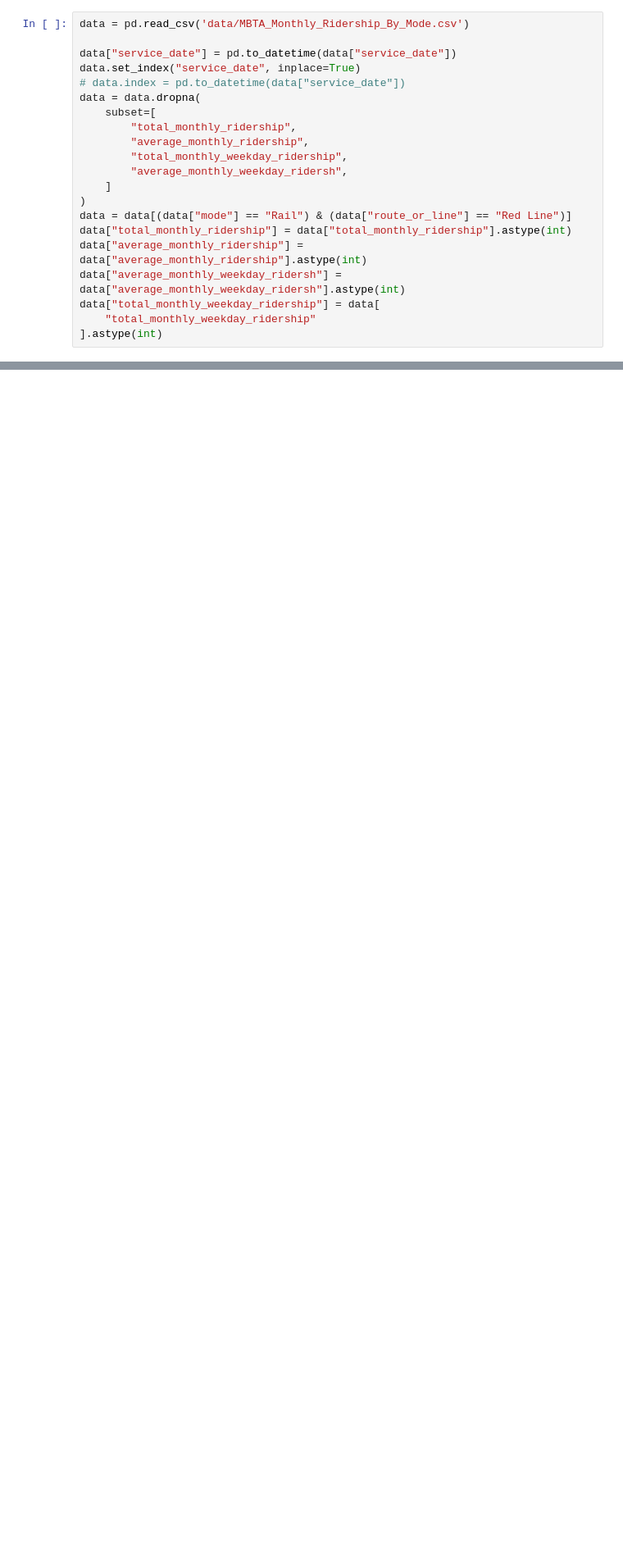
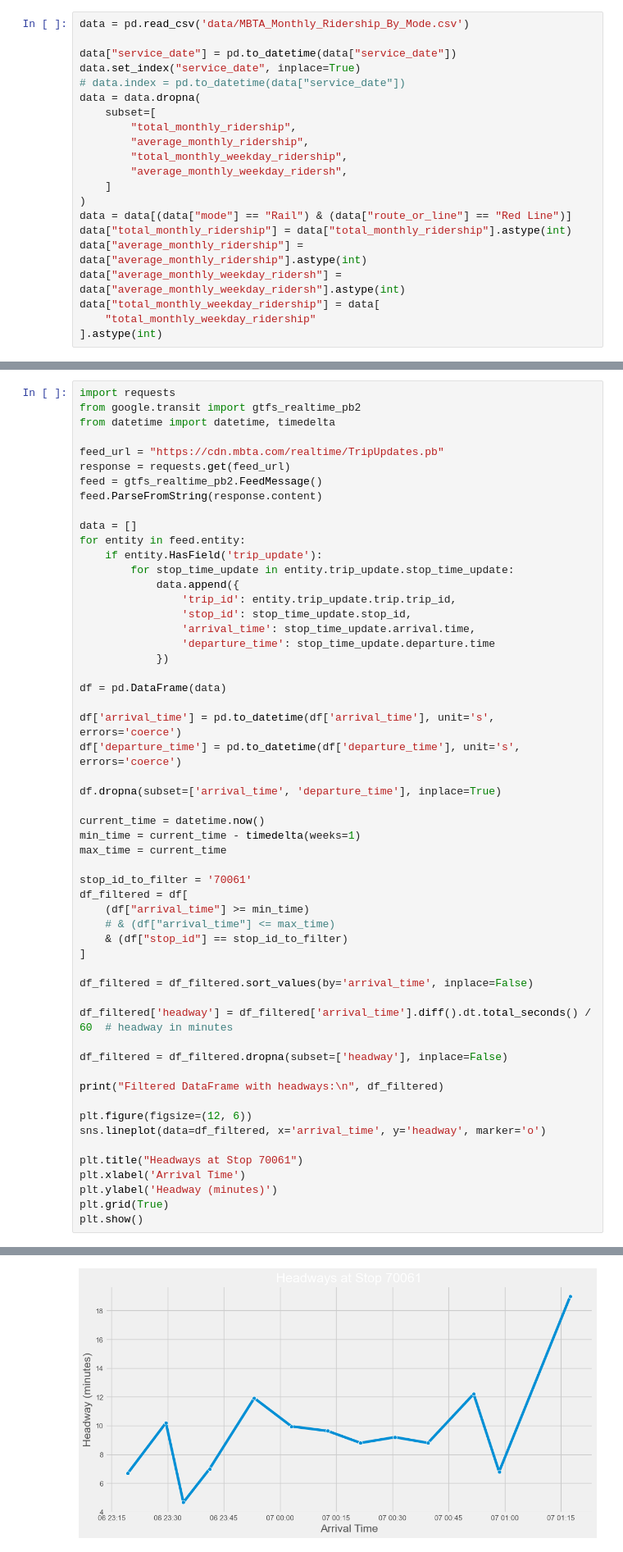
Before and after one commit to csvidit/mbta-data-analyses, a Jupyter notebook: project.ipynb, the cells around one changed output, grey strips where cells are left out. Shown: that part at 82% size. Drawn from its saved outputs; the diff is of its cells as text; blank space fills up the shorter version.

```diff
--- a/project.ipynb
+++ b/project.ipynb
@@ -42,0 +49,56 @@ plt.show()
+# %%
+import requests
+from google.transit import gtfs_realtime_pb2
+from datetime import datetime, timedelta
+
+feed_url = "https://cdn.mbta.com/realtime/TripUpdates.pb"
+response = requests.get(feed_url)
+feed = gtfs_realtime_pb2.FeedMessage()
+feed.ParseFromString(response.content)
+
+data = []
+for entity in feed.entity:
+    if entity.HasField('trip_update'):
+        for stop_time_update in entity.trip_update.stop_time_update:
+            data.append({
+                'trip_id': entity.trip_update.trip.trip_id,
+                'stop_id': stop_time_update.stop_id,
+                'arrival_time': stop_time_update.arrival.time,
+                'departure_time': stop_time_update.departure.time
+            })
+
+df = pd.DataFrame(data)
+
+df['arrival_time'] = pd.to_datetime(df['arrival_time'], unit='s', errors='coerce')
+df['departure_time'] = pd.to_datetime(df['departure_time'], unit='s', errors='coerce')
+
+df.dropna(subset=['arrival_time', 'departure_time'], inplace=True)
+
+current_time = datetime.now()
+min_time = current_time - timedelta(weeks=1)
+max_time = current_time
+
+stop_id_to_filter = '70061'
+df_filtered = df[
+    (df["arrival_time"] >= min_time)
+    # & (df["arrival_time"] <= max_time)
+    & (df["stop_id"] == stop_id_to_filter)
+]
+
+df_filtered = df_filtered.sort_values(by='arrival_time', inplace=False)
+
+df_filtered['headway'] = df_filtered['arrival_time'].diff().dt.total_seconds() / 60  # headway in minutes
+
+df_filtered = df_filtered.dropna(subset=['headway'], inplace=False)
+
+print("Filtered DataFrame with headways:\n", df_filtered)
+
+plt.figure(figsize=(12, 6))
+sns.lineplot(data=df_filtered, x='arrival_time', y='headway', marker='o')
+
+plt.title("Headways at Stop 70061")
+plt.xlabel('Arrival Time')
+plt.ylabel('Headway (minutes)')
+plt.grid(True)
+plt.show()
+# %% [output]
@@ -42,0 +120 @@ plt.show()
+[figure, added]
```
Also changed, not shown: parts of 3 cells of this notebook, 31 other files.
